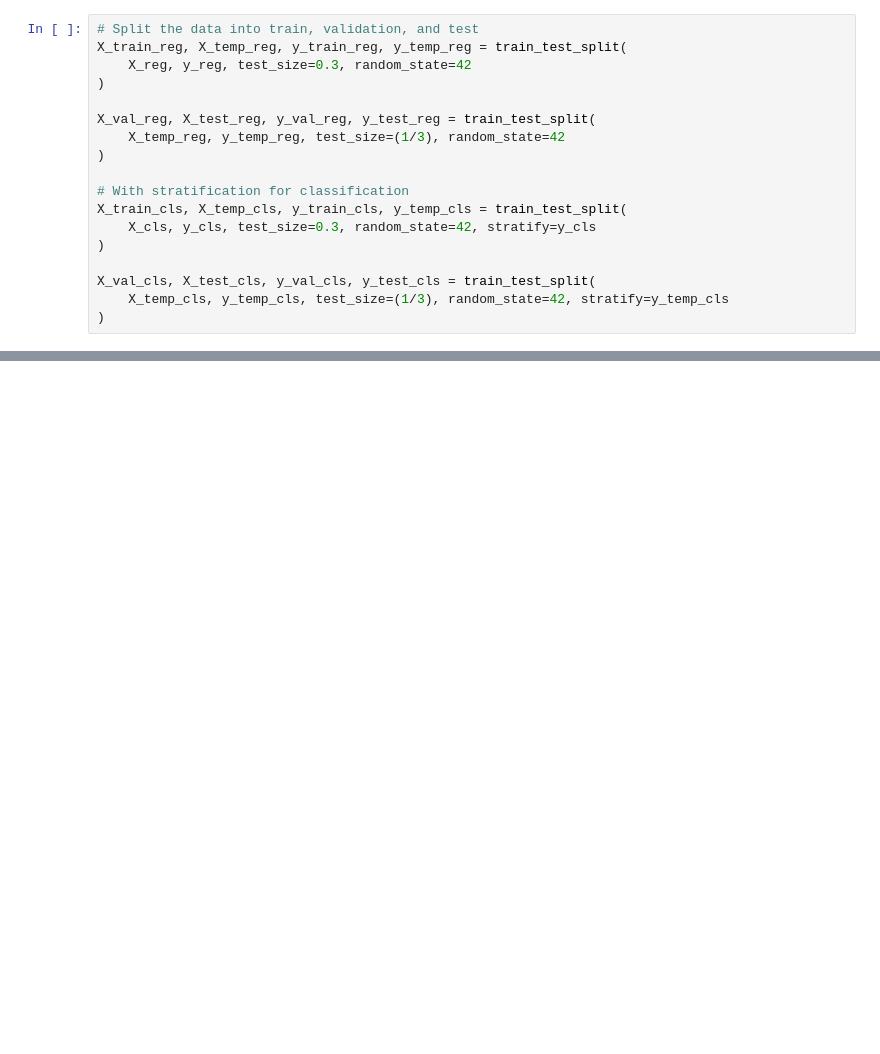
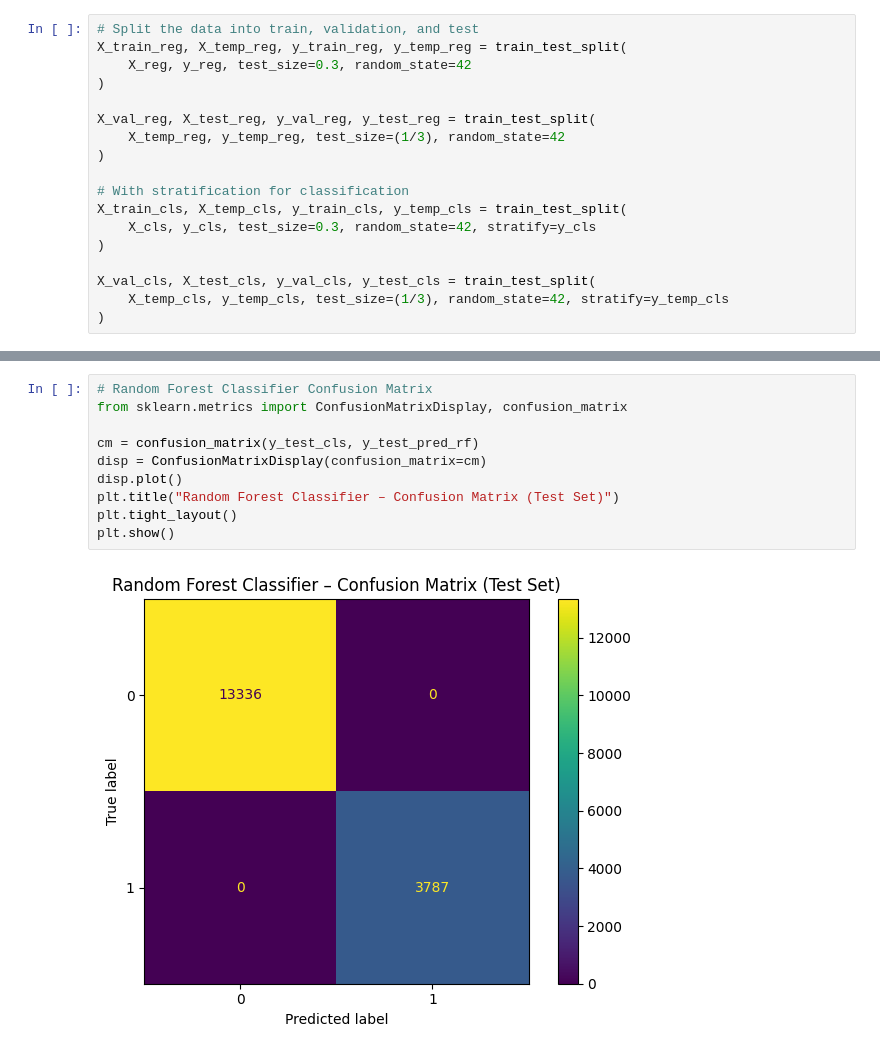
Before and after one commit to aausti25/DS3000-Group-11, a Jupyter notebook: RandomForrest.ipynb, the cells around one changed output, grey strips where cells are left out. Saved outputs shown, nothing was run; the diff lists cells and outputs as text; blank space fills up the shorter version.

```diff
--- a/RandomForrest.ipynb
+++ b/RandomForrest.ipynb
@@ -221,0 +252,12 @@ dtype: float64
+# %%
+# Random Forest Classifier Confusion Matrix
+from sklearn.metrics import ConfusionMatrixDisplay, confusion_matrix
+
+cm = confusion_matrix(y_test_cls, y_test_pred_rf)
+disp = ConfusionMatrixDisplay(confusion_matrix=cm)
+disp.plot()
+plt.title("Random Forest Classifier – Confusion Matrix (Test Set)")
+plt.tight_layout()
+plt.show()
+# %% [output]
+[figure, added]
```
Also changed, not shown: parts of 6 cells of this notebook.
